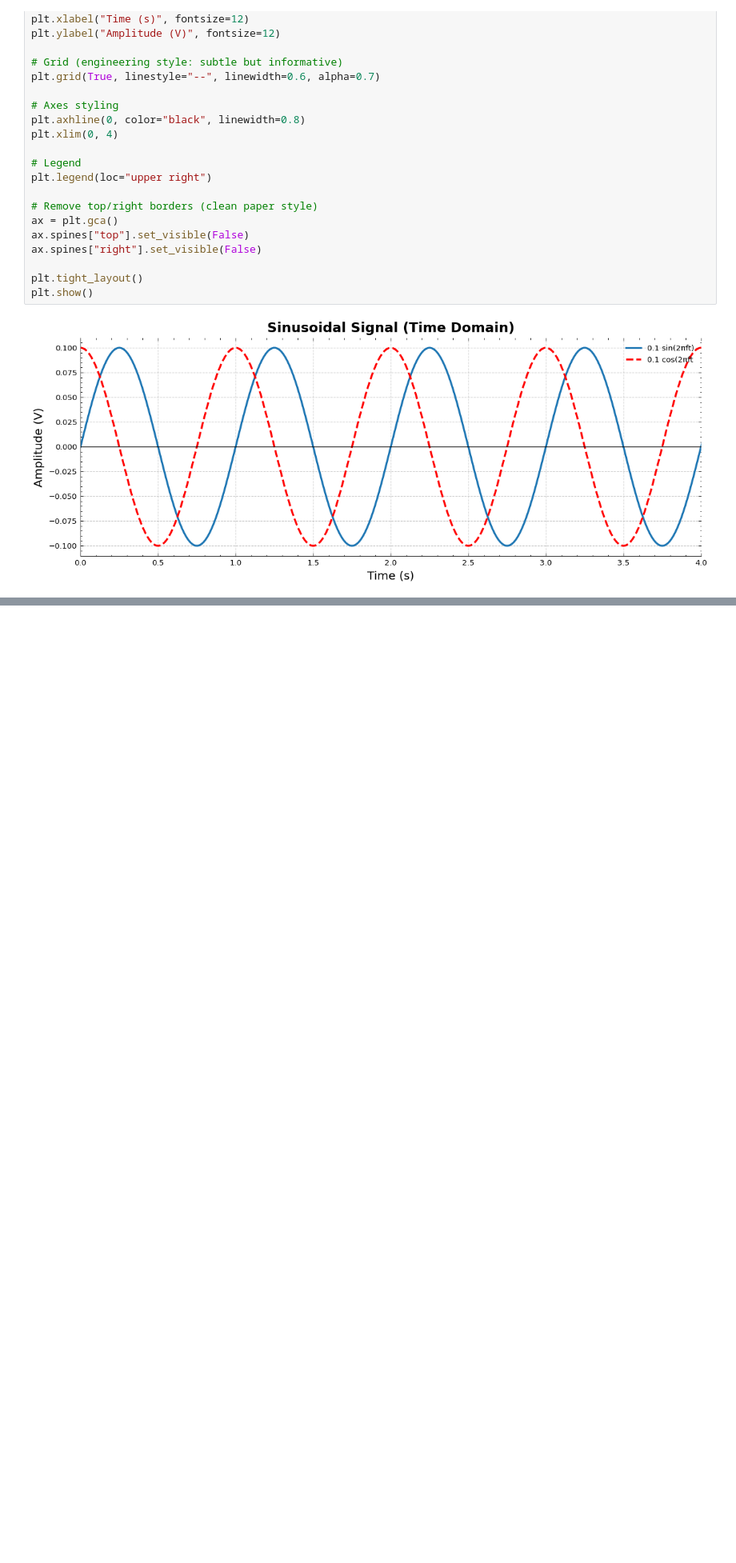
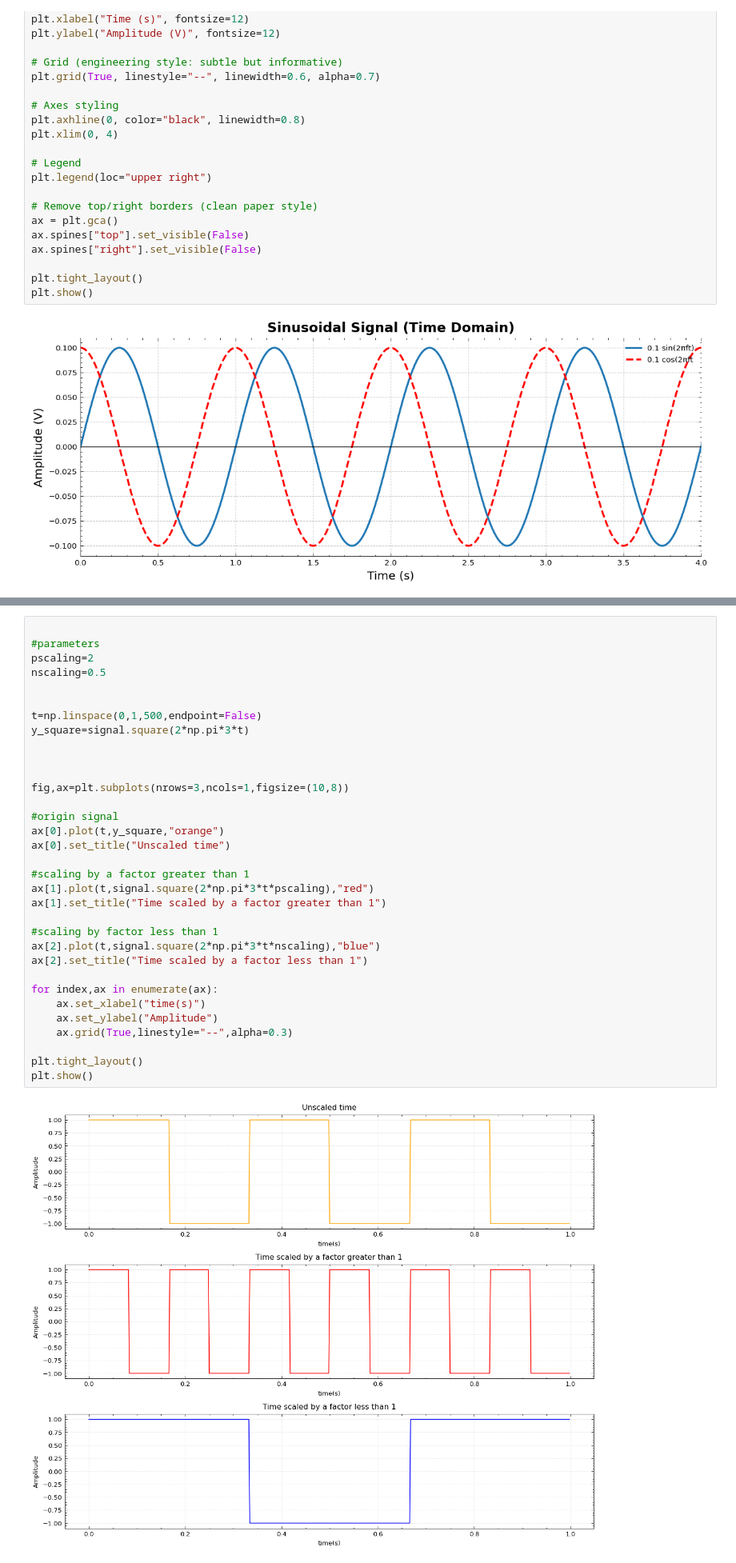
Before and after one commit to ODARI-CHARLES1/Signal_Communication_notebook, a Jupyter notebook: Introduction.ipynb, the cells around one changed output, grey strips where cells are left out. Shown at 80% size. Saved outputs shown, nothing was run; the diff lists cells and outputs as text; blank space fills up the shorter version.

```diff
--- a/Introduction.ipynb
+++ b/Introduction.ipynb
@@ -142,0 +170,35 @@ plt.show()
+# %%
+
+#parameters
+pscaling=2
+nscaling=0.5
+
+
+t=np.linspace(0,1,500,endpoint=False)
+y_square=signal.square(2*np.pi*3*t)
+
+
+
+fig,ax=plt.subplots(nrows=3,ncols=1,figsize=(10,8))
+
+#origin signal
+ax[0].plot(t,y_square,"orange")
+ax[0].set_title("Unscaled time")
+
+#scaling by a factor greater than 1
+ax[1].plot(t,signal.square(2*np.pi*3*t*pscaling),"red")
+ax[1].set_title("Time scaled by a factor greater than 1")
+
+#scaling by factor less than 1
+ax[2].plot(t,signal.square(2*np.pi*3*t*nscaling),"blue")
+ax[2].set_title("Time scaled by a factor less than 1")
+
+for index,ax in enumerate(ax):
+    ax.set_xlabel("time(s)")
+    ax.set_ylabel("Amplitude")
+    ax.grid(True,linestyle="--",alpha=0.3)
+
+plt.tight_layout()
+plt.show()
+# %% [output]
+[figure, added]
```
Also changed, not shown: parts of 3 cells of this notebook.
